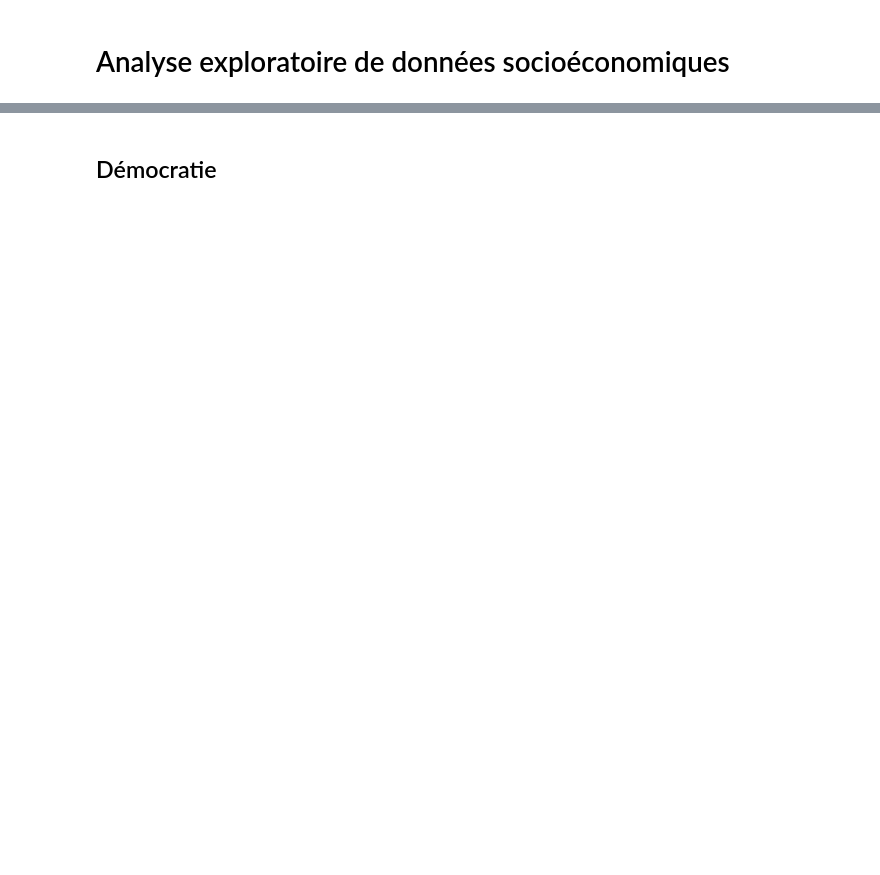
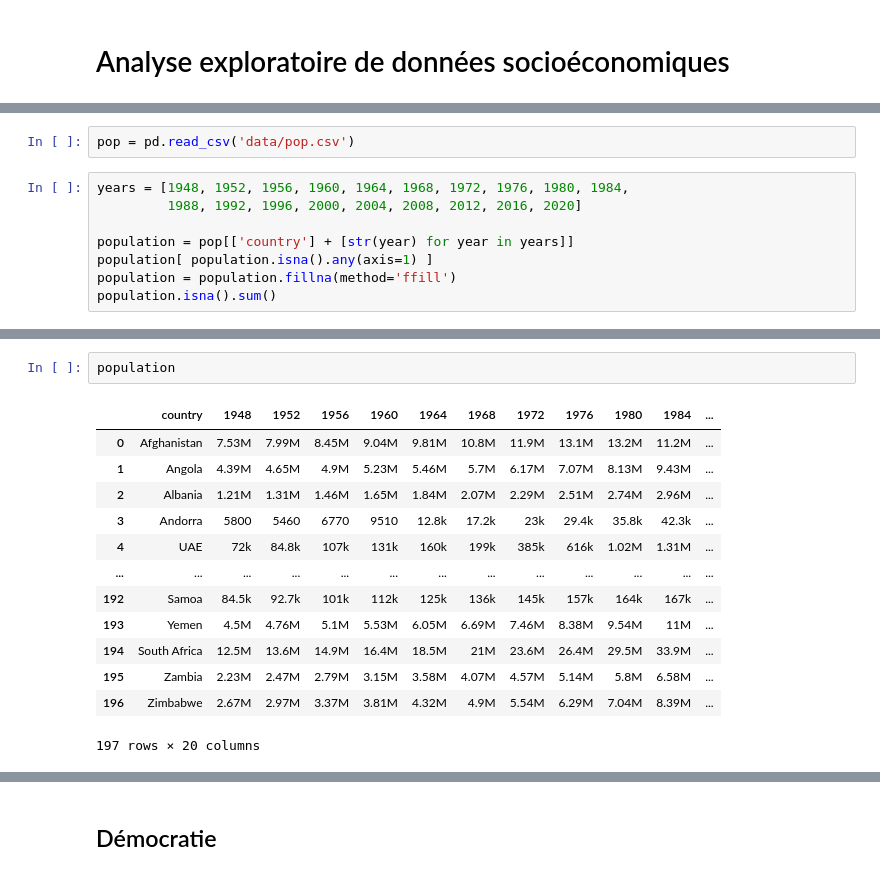
Before and after one commit to Jmuhleman/GML, a Jupyter notebook: socioeconomique/analyseExplo.ipynb, the cells around one changed output, grey strips where cells are left out. Drawn from its saved outputs; the diff is of its cells as text; blank space fills up the shorter version.

```diff
--- a/socioeconomique/analyseExplo.ipynb
+++ b/socioeconomique/analyseExplo.ipynb
@@ -2,0 +7,10 @@
+# %%
+pop = pd.read_csv('data/pop.csv')
+# %%
+years = [1948, 1952, 1956, 1960, 1964, 1968, 1972, 1976, 1980, 1984,
+         1988, 1992, 1996, 2000, 2004, 2008, 2012, 2016, 2020]
+
+population = pop[['country'] + [str(year) for year in years]]
+population[ population.isna().any(axis=1) ]
+population = population.fillna(method='ffill')
+population.isna().sum()
@@ -2,0 +35,16 @@
+# %%
+population
+# %% [output]
+|  | country | 1948 | 1952 | 1956 | 1960 | 1964 | 1968 | 1972 | 1976 | 1980 | 1984 | ... |
+| 0 | Afghanistan | 7.53M | 7.99M | 8.45M | 9.04M | 9.81M | 10.8M | 11.9M | 13.1M | 13.2M | 11.2M | ... |
+| 1 | Angola | 4.39M | 4.65M | 4.9M | 5.23M | 5.46M | 5.7M | 6.17M | 7.07M | 8.13M | 9.43M | ... |
+| 2 | Albania | 1.21M | 1.31M | 1.46M | 1.65M | 1.84M | 2.07M | 2.29M | 2.51M | 2.74M | 2.96M | ... |
+| 3 | Andorra | 5800 | 5460 | 6770 | 9510 | 12.8k | 17.2k | 23k | 29.4k | 35.8k | 42.3k | ... |
+| 4 | UAE | 72k | 84.8k | 107k | 131k | 160k | 199k | 385k | 616k | 1.02M | 1.31M | ... |
+| ... | ... | ... | ... | ... | ... | ... | ... | ... | ... | ... | ... | ... |
+| 192 | Samoa | 84.5k | 92.7k | 101k | 112k | 125k | 136k | 145k | 157k | 164k | 167k | ... |
+| 193 | Yemen | 4.5M | 4.76M | 5.1M | 5.53M | 6.05M | 6.69M | 7.46M | 8.38M | 9.54M | 11M | ... |
+| 194 | South Africa | 12.5M | 13.6M | 14.9M | 16.4M | 18.5M | 21M | 23.6M | 26.4M | 29.5M | 33.9M | ... |
+| 195 | Zambia | 2.23M | 2.47M | 2.79M | 3.15M | 3.58M | 4.07M | 4.57M | 5.14M | 5.8M | 6.58M | ... |
+| 196 | Zimbabwe | 2.67M | 2.97M | 3.37M | 3.81M | 4.32M | 4.9M | 5.54M | 6.29M | 7.04M | 8.39M | ... |
+197 rows × 20 columns
```
Also changed, not shown: parts of 14 cells of this notebook, 8 other files.
